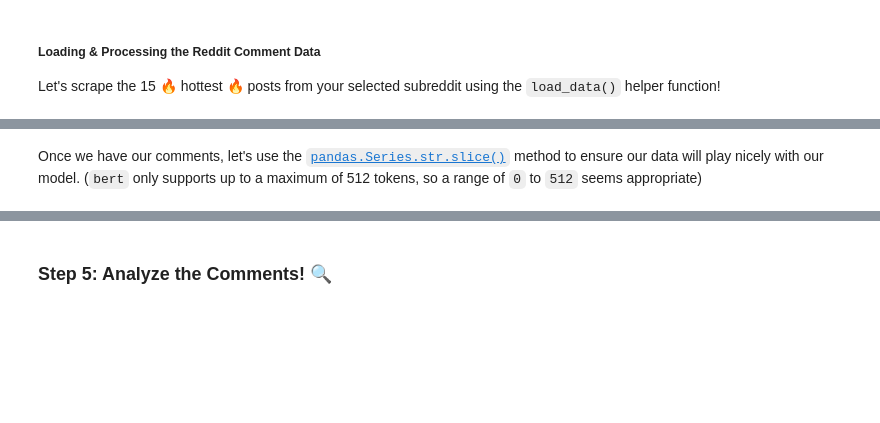
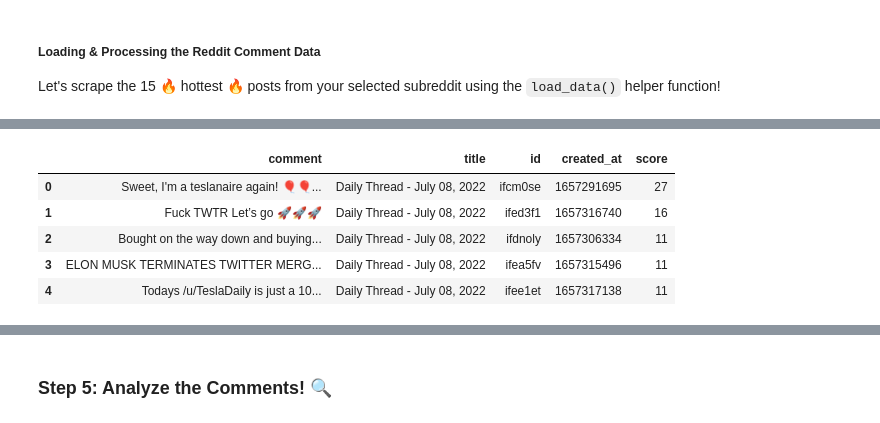
Before and after one commit to paras-j/mlops-july2022, a Jupyter notebook: Week_1-Open_Source_ML_POC_and_App_Builds/Phase_I-Proof_of_concept/proof_of_concept.ipynb, the cells around one changed output, grey strips where cells are left out. Saved outputs shown, nothing was run; the diff lists cells and outputs as text; code cells hidden in the pictures; blank space fills up the shorter version.

```diff
--- a/Week_1-Open_Source_ML_POC_and_App_Builds/Phase_I-Proof_of_concept/proof_of_concept.ipynb
+++ b/Week_1-Open_Source_ML_POC_and_App_Builds/Phase_I-Proof_of_concept/proof_of_concept.ipynb
@@ -116,7 +135,7 @@ from TSLASentimentAnalyzer.scraper import RedditScraper
 from TSLASentimentAnalyzer.config import settings
 
 # instantiating the reddit scraper
-reddit = ### YOUR LINE OF CODE HERE
+reddit = RedditScraper(subreddit)    ### YOUR LINE OF CODE HERE
 # %% [markdown]
 ##### Helper Functions 🔨
 
@@ -157,4 +176,5 @@ def select_scrap_type(option: str):
 Let's scrape the 15 🔥 hottest 🔥 posts from your selected subreddit using the `load_data()` helper function!
 # %%
 # Scraping data from reddit
-dfReddit = ### YOUR LINE OF CODE HERE
+
+dfReddit = load_data(15, select_scrap_type("Hot"))
@@ -161,4 +199,11 @@ dfReddit = ### YOUR LINE OF CODE HERE
-# %% [markdown]
-Once we have our comments, let's use the [`pandas.Series.str.slice()`](https://pandas.pydata.org/docs/reference/api/pandas.Series.str.slice.html) method to ensure our data will play nicely with our model. (`bert` only supports up to a maximum of 512 tokens, so a range of `0` to `512` seems appropriate)
+# %%
+dfReddit.head()
+# %% [output]
+|  | comment | title | id | created_at | score |
+| 0 | Sweet, I'm a teslanaire again! 🎈🎈... | Daily Thread - July 08, 2022 | ifcm0se | 1657291695 | 27 |
+| 1 | Fuck TWTR Let’s go 🚀🚀🚀 | Daily Thread - July 08, 2022 | ifed3f1 | 1657316740 | 16 |
+| 2 | Bought on the way down and buying... | Daily Thread - July 08, 2022 | ifdnoly | 1657306334 | 11 |
+| 3 | ELON MUSK TERMINATES TWITTER MERG... | Daily Thread - July 08, 2022 | ifea5fv | 1657315496 | 11 |
+| 4 | Todays /u/TeslaDaily is just a 10... | Daily Thread - July 08, 2022 | ifee1et | 1657317138 | 11 |
 # %%
 # slice comments as bert supports only 512 tokens
```
Also changed, not shown: parts of 10 cells of this notebook, 1 other file.
